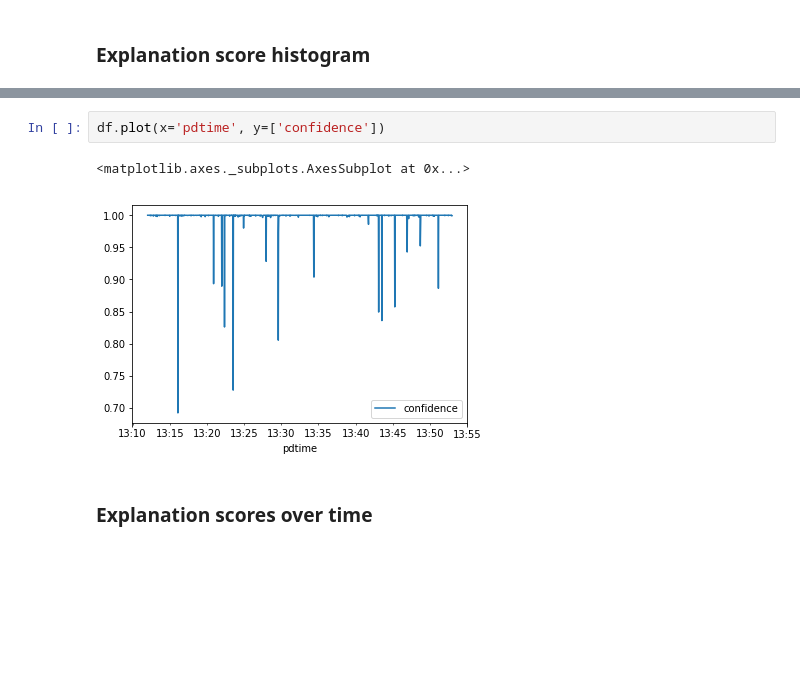
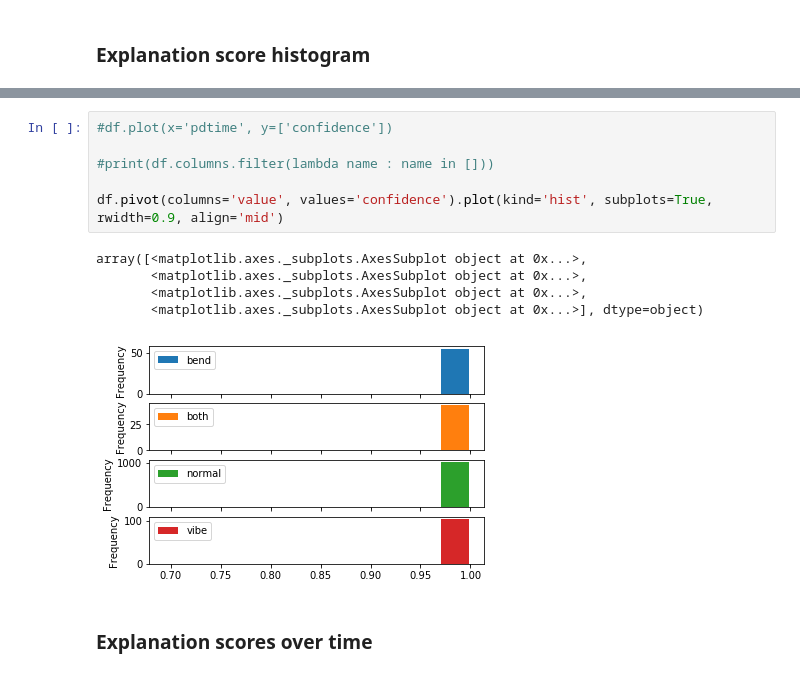
Before and after one commit to mukeshpat3l/examples, a Jupyter notebook: jupyter-example-notebooks/ExplanationConfidenceLRSExample.ipynb, the cells around one changed output, grey strips where cells are left out. Drawn from its saved outputs; the diff is of its cells as text; blank space fills up the shorter version.

```diff
--- a/jupyter-example-notebooks/ExplanationConfidenceLRSExample.ipynb
+++ b/jupyter-example-notebooks/ExplanationConfidenceLRSExample.ipynb
@@ -403,8 +426,15 @@ df.plot.bar(  y=['Current', 'RPM', 'Vibration', 'Voltage'])
-# %%
-df.plot(x='pdtime', y=['confidence'])
-# %% [output]
-<matplotlib.axes._subplots.AxesSubplot at 0x...>
-[figure, removed]
+# %%
+#df.plot(x='pdtime', y=['confidence'])
+
+#print(df.columns.filter(lambda name : name in []))
+
+df.pivot(columns='value', values='confidence').plot(kind='hist', subplots=True, rwidth=0.9, align='mid')
+# %% [output]
+array([<matplotlib.axes._subplots.AxesSubplot object at 0x...>,
+       <matplotlib.axes._subplots.AxesSubplot object at 0x...>,
+       <matplotlib.axes._subplots.AxesSubplot object at 0x...>,
+       <matplotlib.axes._subplots.AxesSubplot object at 0x...>], dtype=object)
+[figure, added]
 # %% [markdown]
 ### Explanation scores over time
 # %%
```
Also changed, not shown: parts of 21 cells of this notebook.
